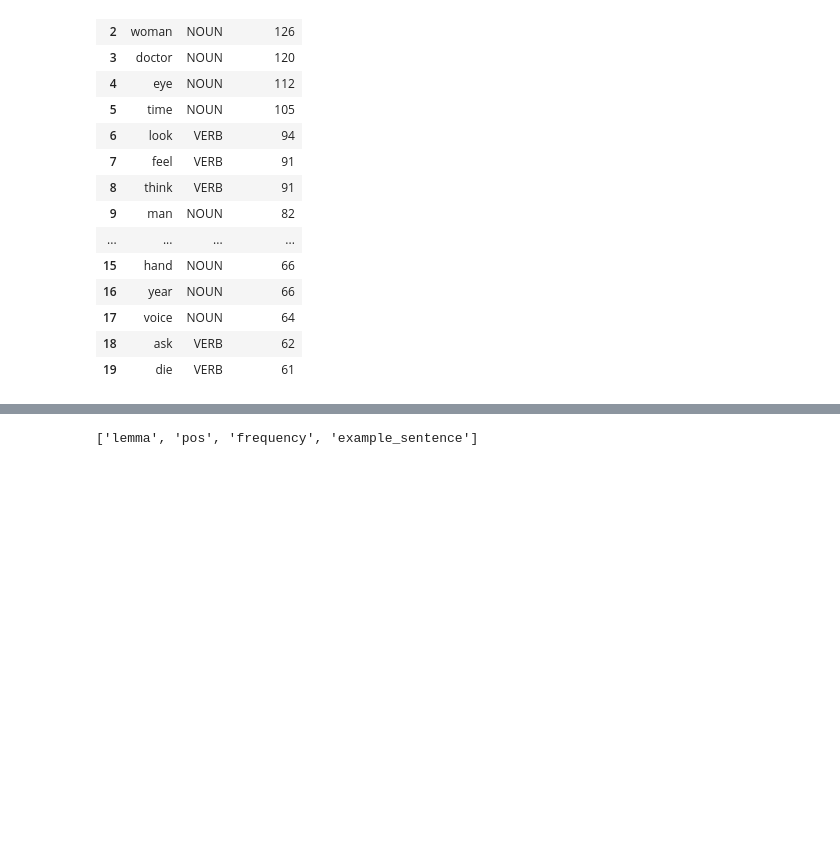
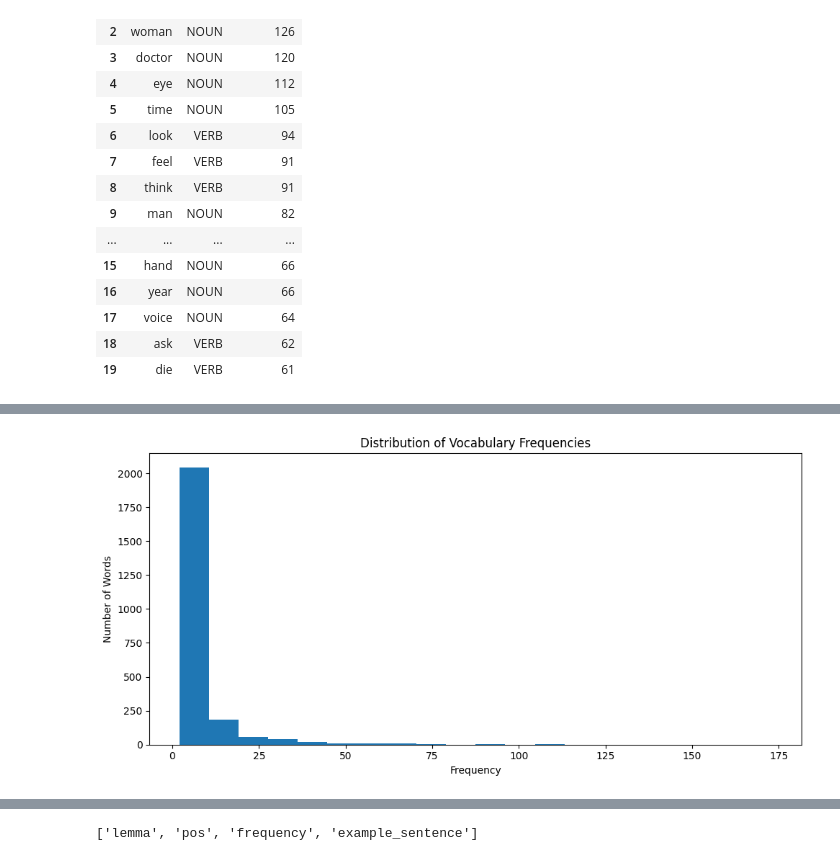
Before and after one commit to nrzdhmz/book-vocabulary-extractor, a Jupyter notebook: notebooks/01_pdf_extraction.ipynb, the cells around one changed output, grey strips where cells are left out. Drawn from its saved outputs; the diff is of its cells as text; code cells hidden in the pictures; blank space fills up the shorter version.

Commit message:
visualizations on notebook

```diff
--- a/notebooks/01_pdf_extraction.ipynb
+++ b/notebooks/01_pdf_extraction.ipynb
@@ -170,0 +172,10 @@ Name: count, dtype: int64
+# %%
+plt.figure(figsize=(10, 5))
+plt.hist(vocab_df["frequency"], bins=20)
+plt.xlabel("Frequency")
+plt.ylabel("Number of Words")
+plt.title("Distribution of Vocabulary Frequencies")
+plt.tight_layout()
+plt.show()
+# %% [output]
+[figure, added]
```
Also changed, not shown: parts of 33 cells of this notebook, 3 other files.
